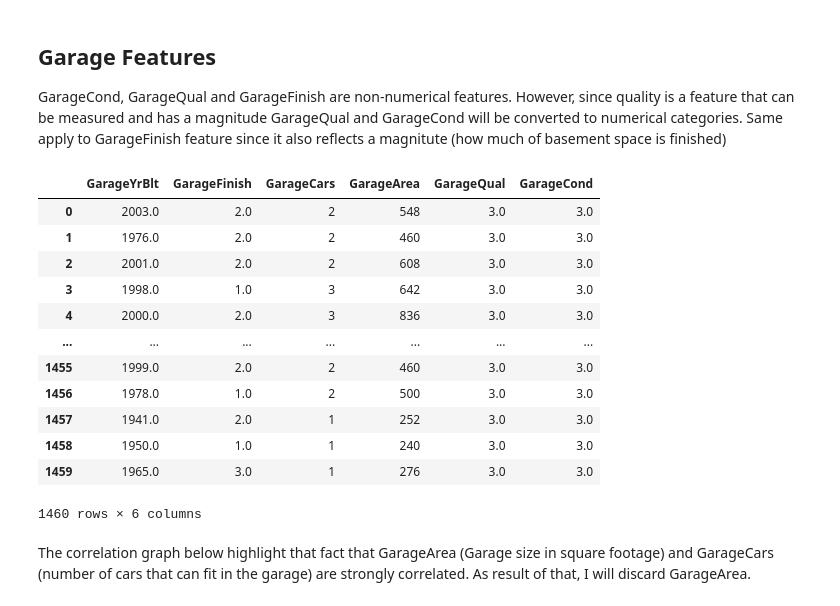
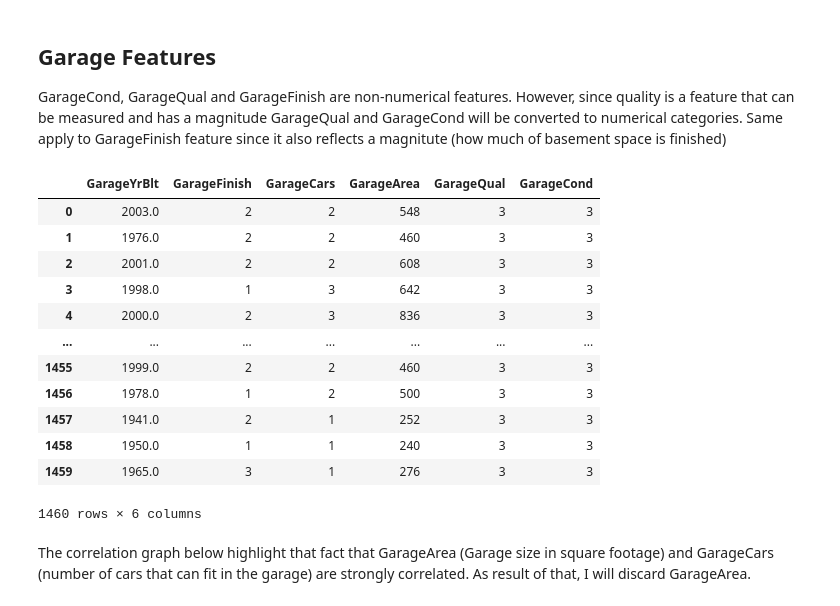
Before and after one commit to kzouhar/uda-ml-house-prediction, a Jupyter notebook: Final Submission.ipynb, the cells around one changed output. Drawn from its saved outputs; the diff is of its cells as text; code cells hidden in the pictures.

```diff
--- a/Final Submission.ipynb
+++ b/Final Submission.ipynb
@@ -655,22 +678,22 @@ test_df.replace(
     },
     inplace=True,
 )
-# %%
-train_df[garage_features]
-# %% [output]
-|  | GarageYrBlt | GarageFinish | GarageCars | GarageArea | GarageQual | GarageCond |
-| 0 | 2003.0 | 2.0 | 2 | 548 | 3.0 | 3.0 |
-| 1 | 1976.0 | 2.0 | 2 | 460 | 3.0 | 3.0 |
-| 2 | 2001.0 | 2.0 | 2 | 608 | 3.0 | 3.0 |
-| 3 | 1998.0 | 1.0 | 3 | 642 | 3.0 | 3.0 |
-| 4 | 2000.0 | 2.0 | 3 | 836 | 3.0 | 3.0 |
-| ... | ... | ... | ... | ... | ... | ... |
-| 1455 | 1999.0 | 2.0 | 2 | 460 | 3.0 | 3.0 |
-| 1456 | 1978.0 | 1.0 | 2 | 500 | 3.0 | 3.0 |
-| 1457 | 1941.0 | 2.0 | 1 | 252 | 3.0 | 3.0 |
-| 1458 | 1950.0 | 1.0 | 1 | 240 | 3.0 | 3.0 |
-| 1459 | 1965.0 | 3.0 | 1 | 276 | 3.0 | 3.0 |
-1460 rows × 6 columns
+# %%
+garage_features_df
+# %% [output]
+|  | GarageYrBlt | GarageFinish | GarageCars | GarageArea | GarageQual | GarageCond |
+| 0 | 2003.0 | 2 | 2 | 548 | 3 | 3 |
+| 1 | 1976.0 | 2 | 2 | 460 | 3 | 3 |
+| 2 | 2001.0 | 2 | 2 | 608 | 3 | 3 |
+| 3 | 1998.0 | 1 | 3 | 642 | 3 | 3 |
+| 4 | 2000.0 | 2 | 3 | 836 | 3 | 3 |
+| ... | ... | ... | ... | ... | ... | ... |
+| 1455 | 1999.0 | 2 | 2 | 460 | 3 | 3 |
+| 1456 | 1978.0 | 1 | 2 | 500 | 3 | 3 |
+| 1457 | 1941.0 | 2 | 1 | 252 | 3 | 3 |
+| 1458 | 1950.0 | 1 | 1 | 240 | 3 | 3 |
+| 1459 | 1965.0 | 3 | 1 | 276 | 3 | 3 |
+1460 rows × 6 columns
 # %% [markdown]
 The correlation graph below highlight that fact that GarageArea (Garage size in square footage) and GarageCars (number of cars that can fit in the garage) are strongly correlated. As result of that, I will discard GarageArea.
 # %%
```
Also changed, not shown: parts of 66 cells of this notebook.
